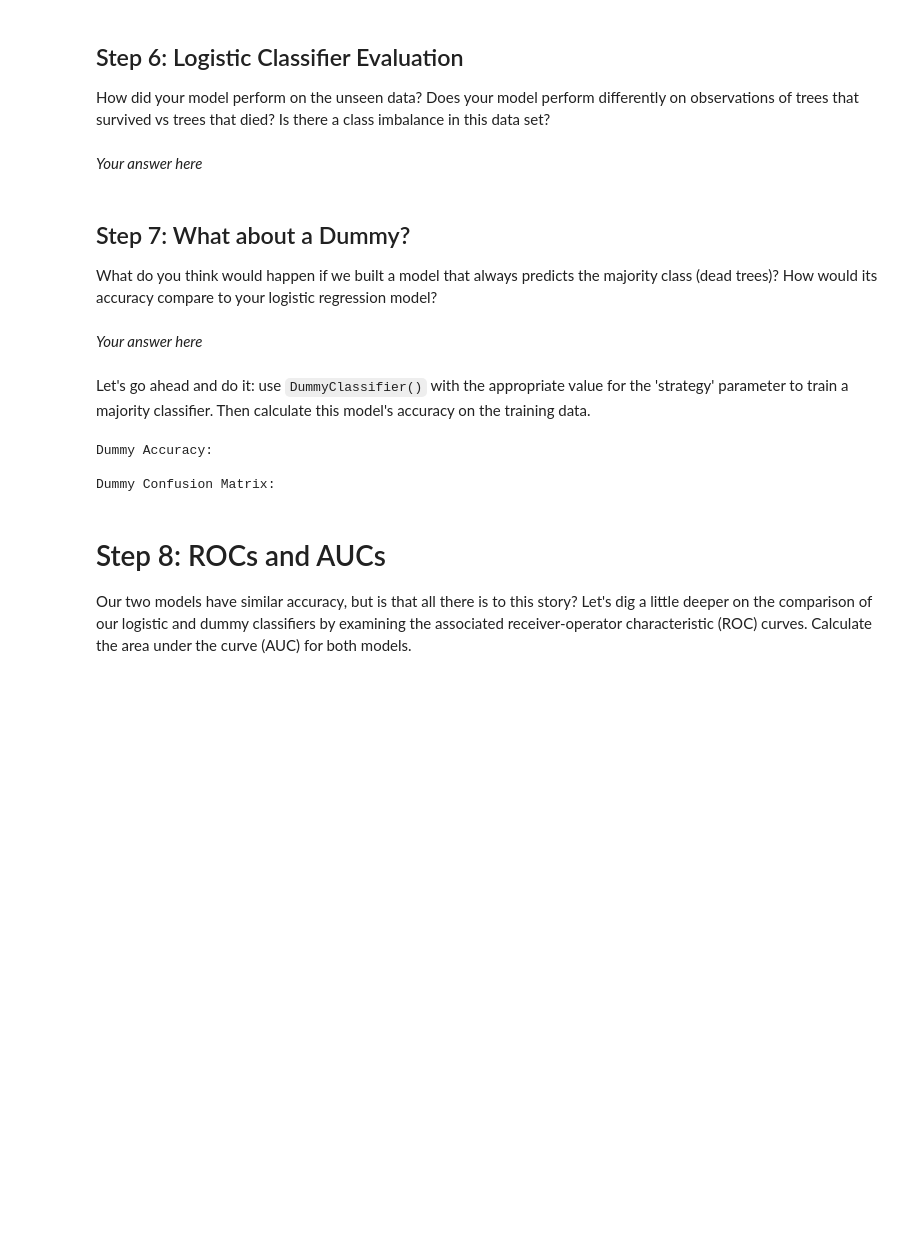
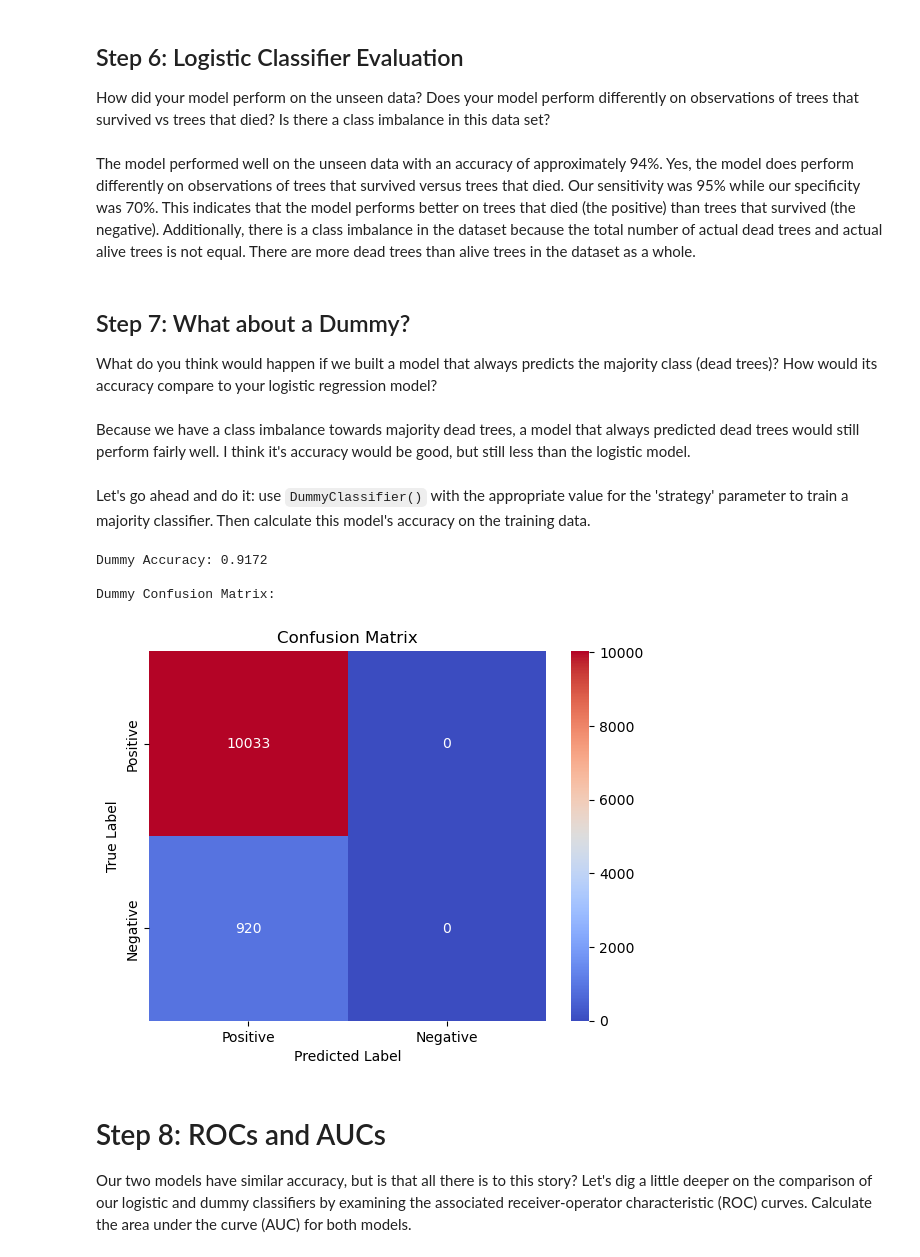
Before and after one commit to haylee360/EDS232-labs, a Jupyter notebook: Week3/lab3-wildfire.ipynb, the cells around one changed output. Cells and saved outputs as stored; diff of their text form; code cells hidden in the pictures; blank space fills up the shorter version.

Commit message:
Finish short answers

```diff
--- a/Week3/lab3-wildfire.ipynb
+++ b/Week3/lab3-wildfire.ipynb
@@ -182,24 +166,41 @@ How did your model perform on the unseen data?
 Does your model perform differently on observations of trees that survived vs trees that died?
 Is there a class imbalance in this data set?
 # %% [markdown]
-*Your answer here*
+The model performed well on the unseen data with an accuracy of approximately 94%. Yes, the model does perform differently on observations of trees that survived versus trees that died. Our sensitivity was 95% while our specificity was 70%. This indicates that the model performs better on trees that died (the positive) than trees that survived (the negative). Additionally, there is a class imbalance in the dataset because the total number of actual dead trees and actual alive trees is not equal. There are more dead trees than alive trees in the dataset as a whole.
 # %% [markdown]
 ## Step 7: What about a Dummy?
 What do you think would happen if we built a model that always predicts the majority class (dead trees)? How would its accuracy compare to your logistic regression model?
 # %% [markdown]
-*Your answer here*
+Because we have a class imbalance towards majority dead trees, a model that always predicted dead trees would still perform fairly well. I think it's accuracy would be good, but still less than the logistic model.
 # %% [markdown]
 Let's go ahead and do it: use `DummyClassifier()` with the appropriate value for the 'strategy' parameter to train a majority classifier.  Then calculate this model's accuracy on the training data.
 # %%
-...
+# Train majority classifier
+dummy_classifier = DummyClassifier(strategy="most_frequent")
+dummy_classifier.fit(X_train_scaled, y_train)
+
+dummy_train_pred = dummy_classifier.predict(X_train_scaled)
+
+dummy_test_pred = dummy_classifier.predict(X_test_scaled)
+
+# Calculate accuracy score
+dummay_acc = accuracy_score(y_train, dummy_train_pred)
+
 
 # Print accuracy and confusion matrix results
-print(f"Dummy Accuracy: ")
+print(f"Dummy Accuracy: {dummay_acc:.4f}")
 print("\nDummy Confusion Matrix:")
+cm = confusion_matrix(y_test, dummy_test_pred)
+sns.heatmap(cm, annot=True, fmt="d", cmap='coolwarm',xticklabels=['Positive', 'Negative'], yticklabels=['Positive', 'Negative'])
+plt.title("Confusion Matrix")
+plt.xlabel("Predicted Label")
+plt.ylabel("True Label")
+plt.show()
 # %% [output]
-Dummy Accuracy:
+Dummy Accuracy: 0.9172
 
 Dummy Confusion Matrix:
+[figure, added]
 # %% [markdown]
 # Step 8: ROCs and AUCs
 Our two models have similar accuracy, but is that all there is to this story?  Let's dig a little deeper on the comparison of our logistic and dummy classifiers by examining the associated receiver-operator characteristic (ROC) curves. Calculate the area under the curve (AUC) for both models.
```
Also changed, not shown: parts of 18 cells of this notebook, 1 other file.
